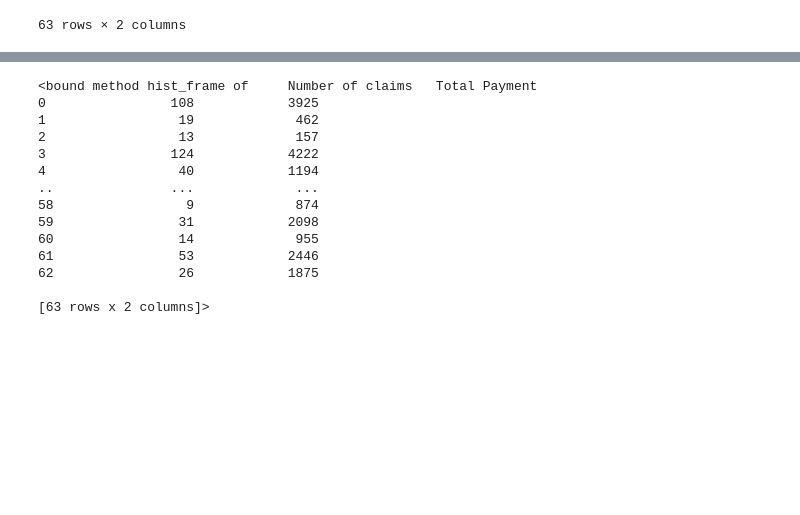
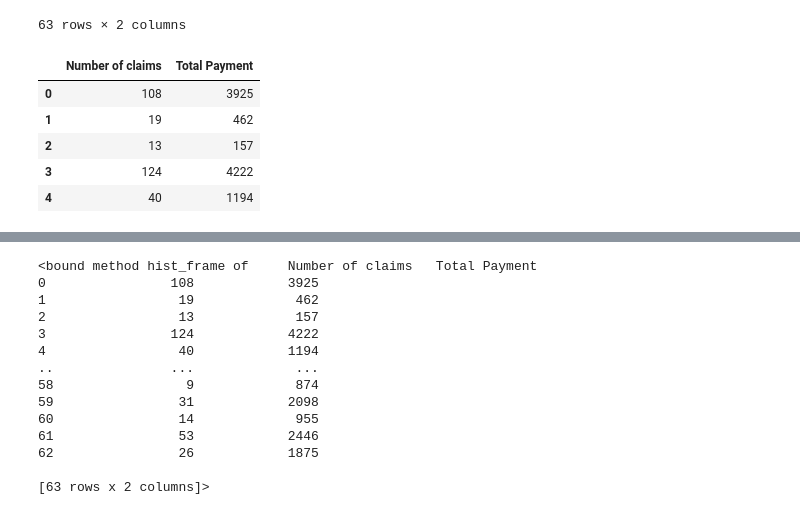
Before and after one commit to Shahbaz1234567/Machine-Learning-with-Python, a Jupyter notebook: Day1_Simple Linear Regression.ipynb, the cells around one changed output, grey strips where cells are left out. Saved outputs shown, nothing was run; the diff lists cells and outputs as text; code cells hidden in the pictures; blank space fills up the shorter version.

```diff
--- a/Day1_Simple Linear Regression.ipynb
+++ b/Day1_Simple Linear Regression.ipynb
@@ -23,3 +23,12 @@ data
 | 61 | 53 | 2446 |
 | 62 | 26 | 1875 |
 63 rows × 2 columns
+# %%
+data.head()
+# %% [output]
+|  | Number of claims | Total Payment |
+| 0 | 108 | 3925 |
+| 1 | 19 | 462 |
+| 2 | 13 | 157 |
+| 3 | 124 | 4222 |
+| 4 | 40 | 1194 |
```
Also changed, not shown: parts of 10 cells of this notebook, 18 other files.
